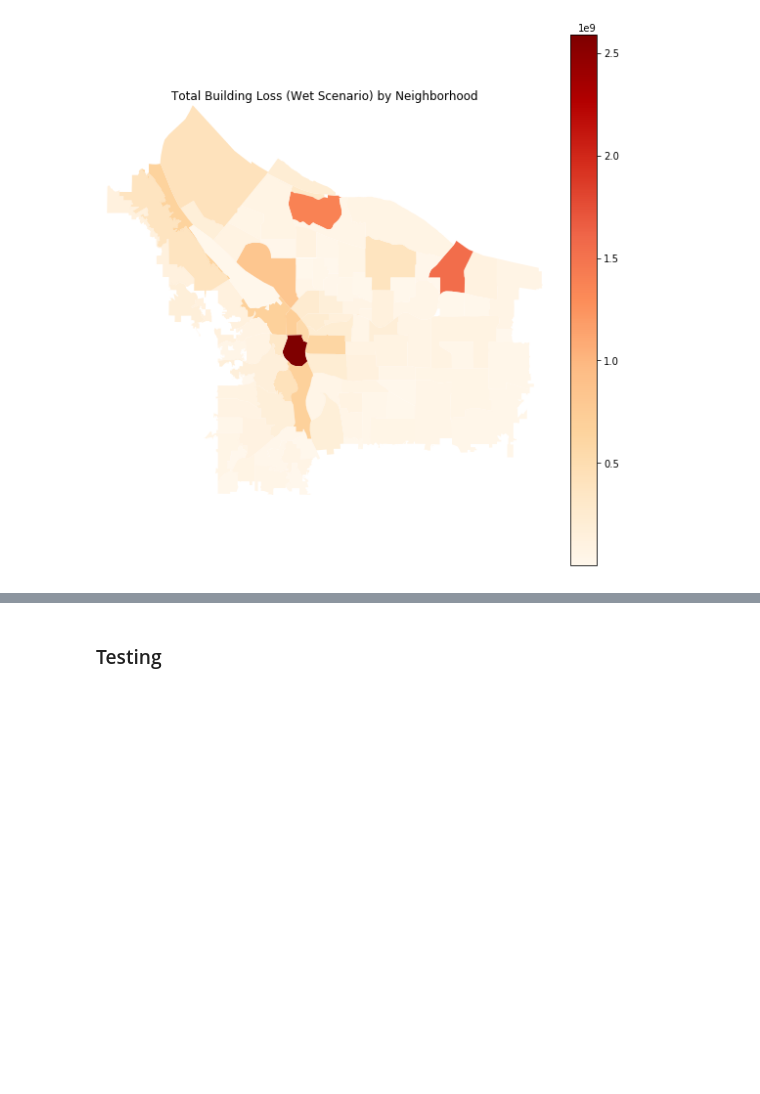
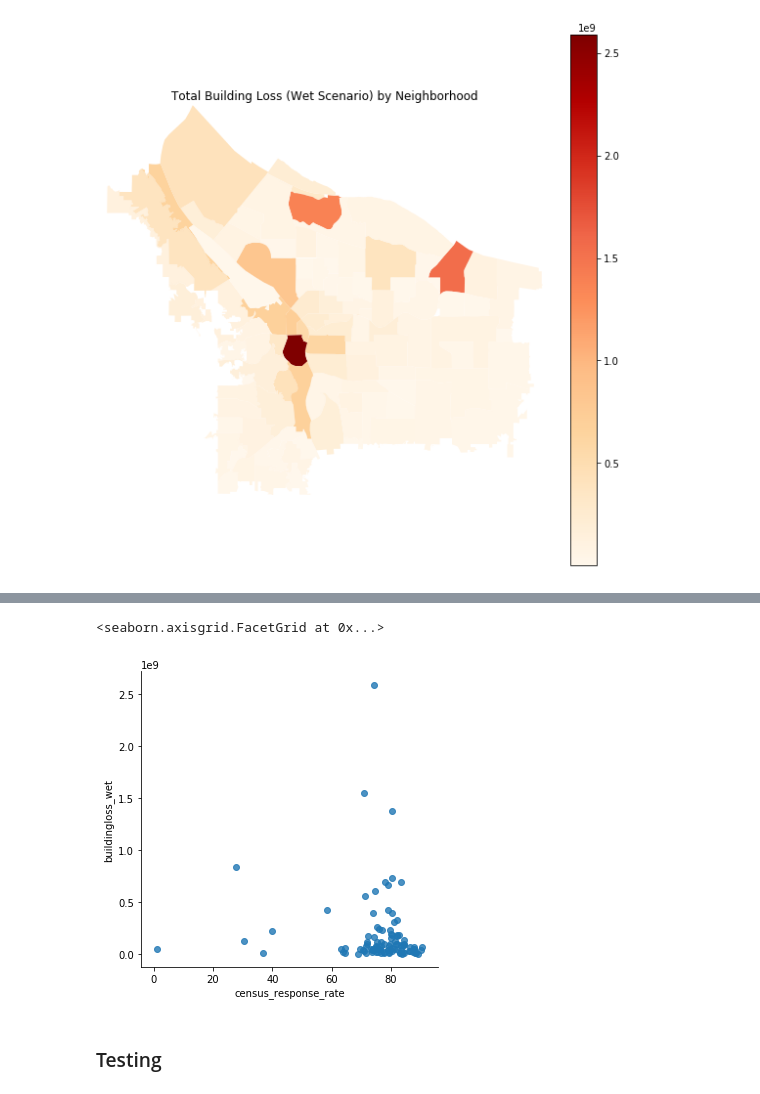
Before and after one commit to hackoregon/disaster-resilience, a Jupyter notebook: notebooks/block_centroid_allocation_dogami_to_disaster_ST.ipynb, the cells around one changed output, grey strips where cells are left out. Saved outputs shown, nothing was run; the diff lists cells and outputs as text; code cells hidden in the pictures; blank space fills up the shorter version.

```diff
--- a/notebooks/block_centroid_allocation_dogami_to_disaster_ST.ipynb
+++ b/notebooks/block_centroid_allocation_dogami_to_disaster_ST.ipynb
@@ -615,3 +652,13 @@ Text(0.5,1,'Total Building Loss (Wet Scenario) by Neighborhood')
+# %%
+# scatterplot of crr vs building loss wet
+
+sns.lmplot(data=rollup.merge(crr, on='name', how='inner'),
+           x='census_response_rate',
+           y='buildingloss_wet',
+          fit_reg=False)
+# %% [output]
+<seaborn.axisgrid.FacetGrid at 0x...>
+[figure, added]
 # %% [markdown]
 ### Testing
 # %% [markdown]
```
Also changed, not shown: parts of 8 cells of this notebook.
